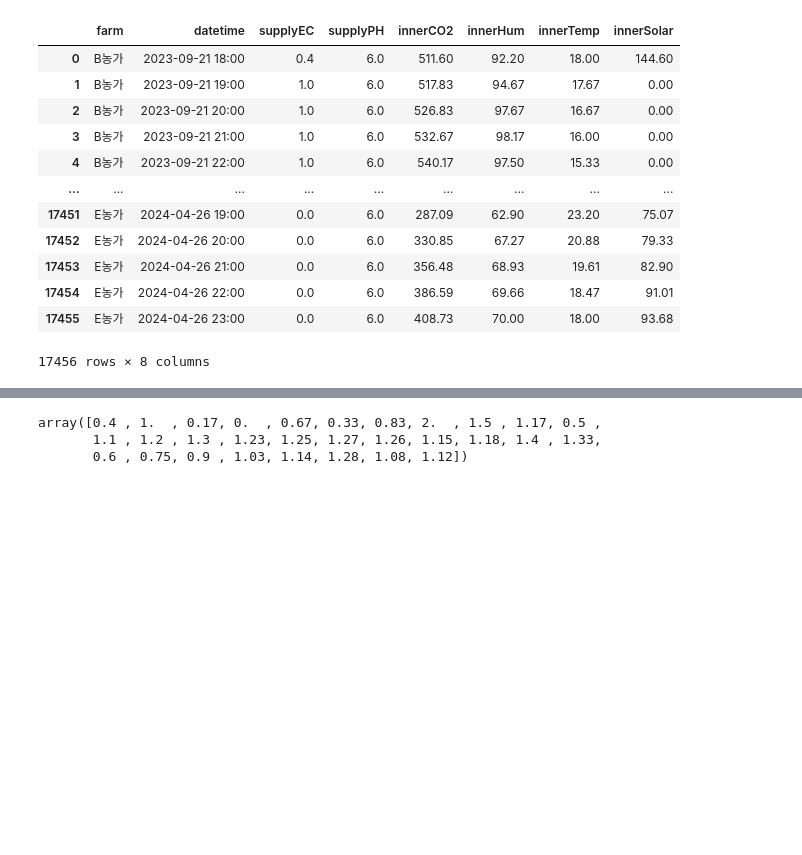
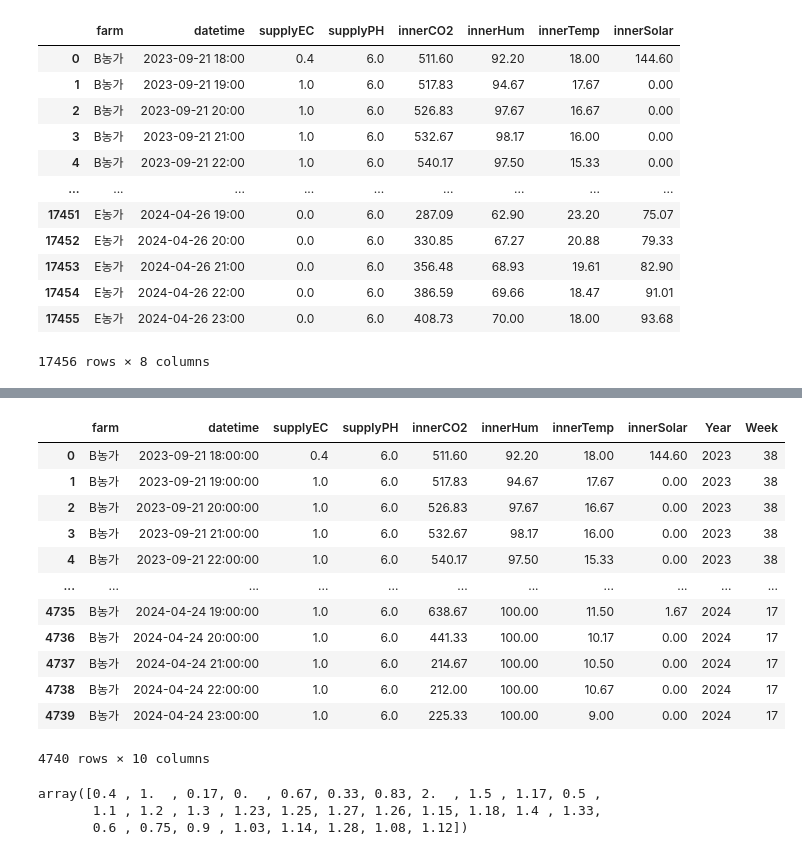
Before and after one commit to CodeArt-Team/MLcompetetion, a Jupyter notebook: BerryMachineLearning/input정제_Kang.ipynb, the cells around one changed output, grey strips where cells are left out. Cells and saved outputs as stored; diff of their text form; code cells hidden in the pictures; blank space fills up the shorter version.

```diff
--- a/BerryMachineLearning/input정제_Kang.ipynb
+++ b/BerryMachineLearning/input정제_Kang.ipynb
@@ -307,0 +368,35 @@ plt.show()
+# %%
+환경B3 = 환경B.copy()
+# %%
+# 1. 'datetime' 열을 datetime 형식으로 변환
+환경B3['datetime'] = pd.to_datetime(환경B3['datetime'])
+
+# 2. 'datetime' 열에서 주차(Week) 및 연도(Year) 계산
+환경B3['Year'] = 환경B3['datetime'].dt.year
+환경B3['Week'] = 환경B3['datetime'].dt.isocalendar().week
+
+# 3. 주차와 연도를 기준으로 그룹화하고 집계 함수 적용
+grouped = 환경B3.groupby(['Year', 'Week']).agg({
+    'supplyEC': 'mean',          # 주차별 평균 supplyEC
+    'supplyPH': 'mean',          # 주차별 평균 supplyPH
+    'innerCO2': 'mean',          # 주차별 평균 innerCO2
+    'innerHum': 'mean',          # 주차별 평균 innerHum
+    'innerTemp': 'mean',         # 주차별 평균 innerTemp
+    'innerSolar': 'mean'         # 주차별 평균 innerSolar
+}).reset_index()
+# %%
+환경B3
+# %% [output]
+|  | farm | datetime | supplyEC | supplyPH | innerCO2 | innerHum | innerTemp | innerSolar | Year | Week |
+| 0 | B농가 | 2023-09-21 18:00:00 | 0.4 | 6.0 | 511.60 | 92.20 | 18.00 | 144.60 | 2023 | 38 |
+| 1 | B농가 | 2023-09-21 19:00:00 | 1.0 | 6.0 | 517.83 | 94.67 | 17.67 | 0.00 | 2023 | 38 |
+| 2 | B농가 | 2023-09-21 20:00:00 | 1.0 | 6.0 | 526.83 | 97.67 | 16.67 | 0.00 | 2023 | 38 |
+| 3 | B농가 | 2023-09-21 21:00:00 | 1.0 | 6.0 | 532.67 | 98.17 | 16.00 | 0.00 | 2023 | 38 |
+| 4 | B농가 | 2023-09-21 22:00:00 | 1.0 | 6.0 | 540.17 | 97.50 | 15.33 | 0.00 | 2023 | 38 |
+| ... | ... | ... | ... | ... | ... | ... | ... | ... | ... | ... |
+| 4735 | B농가 | 2024-04-24 19:00:00 | 1.0 | 6.0 | 638.67 | 100.00 | 11.50 | 1.67 | 2024 | 17 |
+| 4736 | B농가 | 2024-04-24 20:00:00 | 1.0 | 6.0 | 441.33 | 100.00 | 10.17 | 0.00 | 2024 | 17 |
+| 4737 | B농가 | 2024-04-24 21:00:00 | 1.0 | 6.0 | 214.67 | 100.00 | 10.50 | 0.00 | 2024 | 17 |
+| 4738 | B농가 | 2024-04-24 22:00:00 | 1.0 | 6.0 | 212.00 | 100.00 | 10.67 | 0.00 | 2024 | 17 |
+| 4739 | B농가 | 2024-04-24 23:00:00 | 1.0 | 6.0 | 225.33 | 100.00 | 9.00 | 0.00 | 2024 | 17 |
+4740 rows × 10 columns
```
Also changed, not shown: parts of 9 cells of this notebook.
